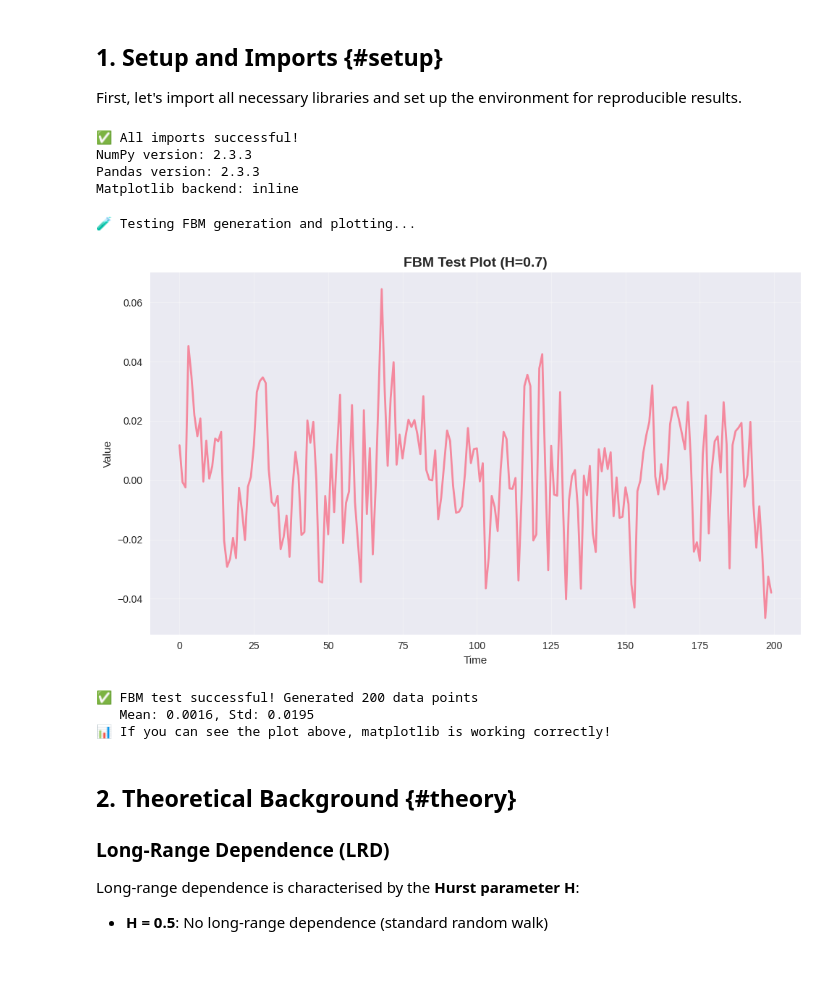
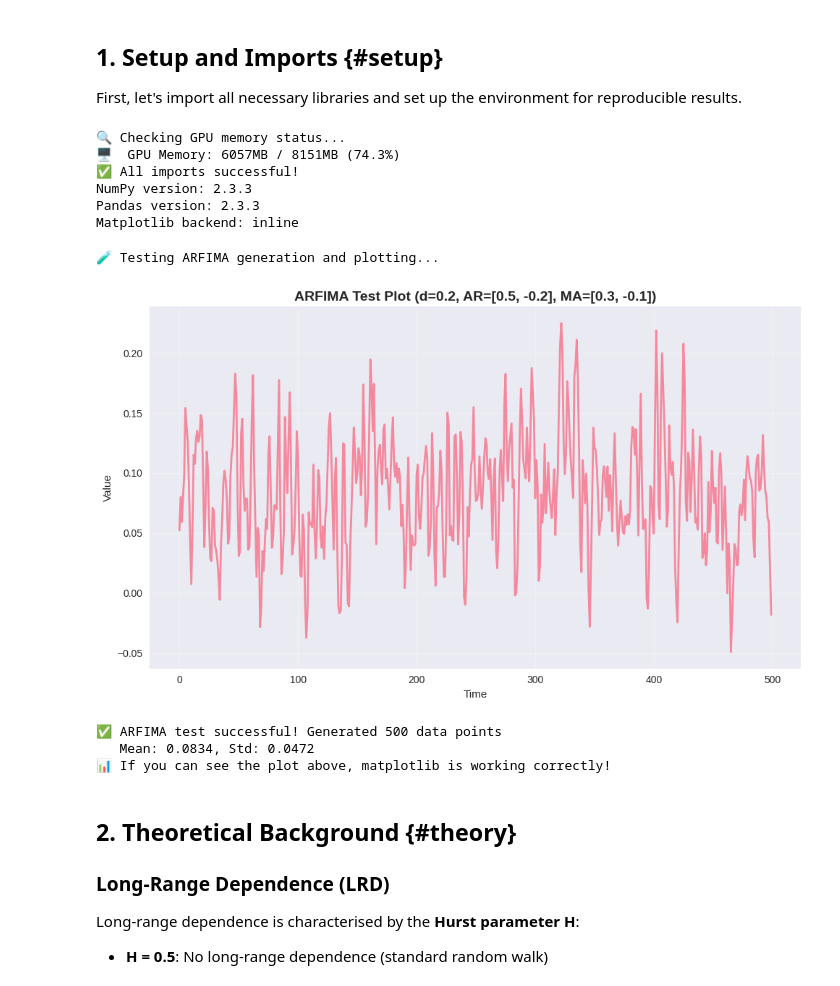
Before and after one commit to dave2k77/lrdbenchmark, a Jupyter notebook: notebooks/01_data_generation_and_visualisation.ipynb, the cells around one changed output. Saved outputs shown, nothing was run; the diff lists cells and outputs as text; code cells hidden in the pictures.

```diff
--- a/notebooks/01_data_generation_and_visualisation.ipynb
+++ b/notebooks/01_data_generation_and_visualisation.ipynb
@@ -38,7 +38,42 @@ from scipy import stats
 from scipy.stats import normaltest, jarque_bera
 from statsmodels.tsa.stattools import adfuller, acf
 import warnings
+import subprocess
+import gc
 warnings.filterwarnings('ignore')
+
+# GPU Memory Management Functions
+def check_gpu_memory():
+    """Check current GPU memory usage."""
+    try:
+        result = subprocess.run(['nvidia-smi', '--query-gpu=memory.used,memory.total', '--format=csv,noheader,nounits'],
+                              capture_output=True, text=True)
+        used, total = map(int, result.stdout.strip().split(', '))
+        usage_percent = (used / total) * 100
+        print(f"🖥️  GPU Memory: {used}MB / {total}MB ({usage_percent:.1f}%)")
+        if usage_percent > 80:
+            print("⚠️  Warning: GPU memory usage is high!")
+        return used, total, usage_percent
+    except:
+        print("ℹ️  Could not check GPU memory (nvidia-smi not available)")
+        return None, None, None
+
+def clear_gpu_memory():
+    """Clear GPU memory cache."""
+    try:
+        import torch
+        if torch.cuda.is_available():
+            torch.cuda.empty_cache()
+            torch.cuda.synchronize()
+            print("🧹 GPU memory cache cleared")
+    except ImportError:
+        pass
+    gc.collect()
+    print("🧹 System memory garbage collected")
+
+# Check initial GPU status
+print("🔍 Checking GPU memory status...")
+check_gpu_memory()
 
 # Configure matplotlib for Jupyter notebooks
 %matplotlib inline
@@ -65,36 +100,38 @@ print(f"NumPy version: {np.__version__}")
 print(f"Pandas version: {pd.__version__}")
 print(f"Matplotlib backend: {plt.get_backend()}")
 # %% [output]
+🔍 Checking GPU memory status...
+🖥️  GPU Memory: 6057MB / 8151MB (74.3%)
 ✅ All imports successful!
 NumPy version: 2.3.3
 Pandas version: 2.3.3
 Matplotlib backend: inline
 # %%
-# Test FBM generation and plotting
-print("🧪 Testing FBM generation and plotting...")
+# Test ARFIMA generation and plotting
+print("🧪 Testing ARFIMA generation and plotting...")
 
-# Generate a small sample of FBM data
-fbm_test = FractionalBrownianMotion(H=0.7, sigma=1.0)
-test_data = fbm_test.generate(200, seed=42)
+# Generate a small sample of ARFIMA data with valid parameters
+arfima_test = ARFIMAModel(d=0.2, ar_params=[0.5, -0.2], ma_params=[0.3, -0.1], sigma=1.0) # d = H - 0.5
+test_data = arfima_test.generate(500, seed=42)
 
 # Create a simple test plot
 plt.figure(figsize=(10, 6))
 plt.plot(test_data, linewidth=2, alpha=0.8)
-plt.title('FBM Test Plot (H=0.7)', fontsize=14, fontweight='bold')
+plt.title('ARFIMA Test Plot (d=0.2, AR=[0.5, -0.2], MA=[0.3, -0.1])', fontsize=14, fontweight='bold')
 plt.xlabel('Time')
 plt.ylabel('Value')
 plt.grid(True, alpha=0.3)
 plt.tight_layout()
 plt.show()
 
-print(f"✅ FBM test successful! Generated {len(test_data)} data points")
+print(f"✅ ARFIMA test successful! Generated {len(test_data)} data points")
 print(f"   Mean: {test_data.mean():.4f}, Std: {test_data.std():.4f}")
 print("📊 If you can see the plot above, matplotlib is working correctly!")
 # %% [output]
-🧪 Testing FBM generation and plotting...
+🧪 Testing ARFIMA generation and plotting...
-[figure, old version]
+[figure, new version]
-✅ FBM test successful! Generated 200 data points
-   Mean: 0.0016, Std: 0.0195
+✅ ARFIMA test successful! Generated 500 data points
+   Mean: 0.0834, Std: 0.0472
 📊 If you can see the plot above, matplotlib is working correctly!
 # %% [markdown]
 ## 2. Theoretical Background {#theory}
```
Also changed, not shown: parts of 3 cells of this notebook, 39 other files.
